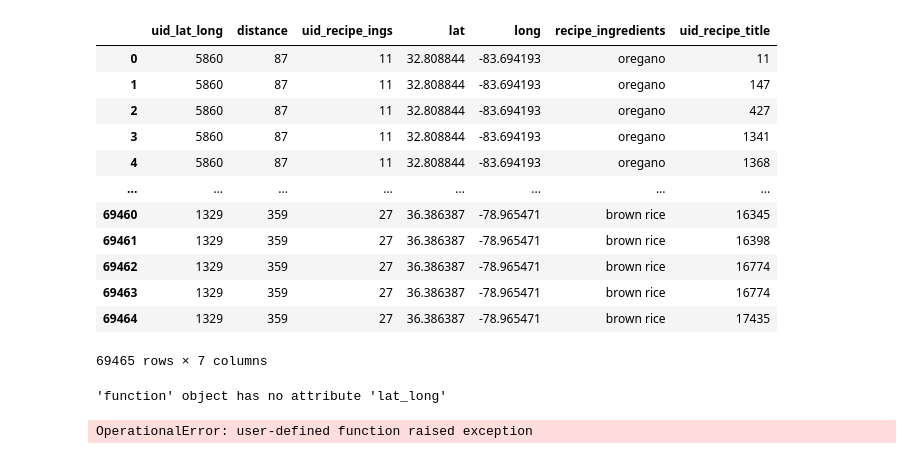
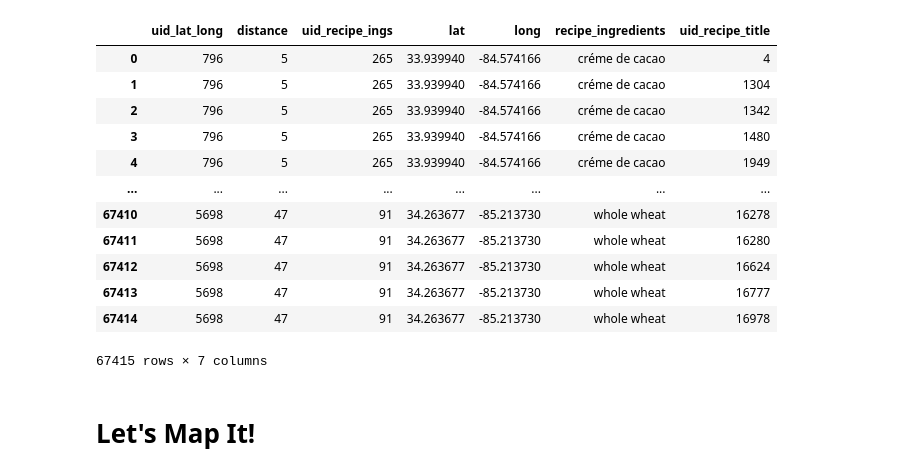
Before and after one commit to ebizuwo/MilestoneOneProject, a Jupyter notebook: app_project/MilestoneOneErmias.ipynb, the cells around one changed output. Saved outputs shown, nothing was run; the diff lists cells and outputs as text; code cells hidden in the pictures.

```diff
--- a/app_project/MilestoneOneErmias.ipynb
+++ b/app_project/MilestoneOneErmias.ipynb
@@ -25,22 +27,17 @@ cr.recipe_rank_zip('30082')
 # %%
-cr.recipe_rank_ings_zip('30082')
+closest_ingredients = cr.recipe_rank_ings_zip('30082')
+closest_ingredients
 # %% [output]
 |  | uid_lat_long | distance | uid_recipe_ings | lat | long | recipe_ingredients | uid_recipe_title |
-| 0 | 5860 | 87 | 11 | 32.808844 | -83.694193 | oregano | 11 |
-| 1 | 5860 | 87 | 11 | 32.808844 | -83.694193 | oregano | 147 |
-| 2 | 5860 | 87 | 11 | 32.808844 | -83.694193 | oregano | 427 |
-| 3 | 5860 | 87 | 11 | 32.808844 | -83.694193 | oregano | 1341 |
-| 4 | 5860 | 87 | 11 | 32.808844 | -83.694193 | oregano | 1368 |
+| 0 | 796 | 5 | 265 | 33.939940 | -84.574166 | créme de cacao | 4 |
+| 1 | 796 | 5 | 265 | 33.939940 | -84.574166 | créme de cacao | 1304 |
+| 2 | 796 | 5 | 265 | 33.939940 | -84.574166 | créme de cacao | 1342 |
+| 3 | 796 | 5 | 265 | 33.939940 | -84.574166 | créme de cacao | 1480 |
+| 4 | 796 | 5 | 265 | 33.939940 | -84.574166 | créme de cacao | 1949 |
 | ... | ... | ... | ... | ... | ... | ... | ... |
-| 69460 | 1329 | 359 | 27 | 36.386387 | -78.965471 | brown rice | 16345 |
-| 69461 | 1329 | 359 | 27 | 36.386387 | -78.965471 | brown rice | 16398 |
-| 69462 | 1329 | 359 | 27 | 36.386387 | -78.965471 | brown rice | 16774 |
-| 69463 | 1329 | 359 | 27 | 36.386387 | -78.965471 | brown rice | 16774 |
-| 69464 | 1329 | 359 | 27 | 36.386387 | -78.965471 | brown rice | 17435 |
+| 67410 | 5698 | 47 | 91 | 34.263677 | -85.213730 | whole wheat | 16278 |
+| 67411 | 5698 | 47 | 91 | 34.263677 | -85.213730 | whole wheat | 16280 |
+| 67412 | 5698 | 47 | 91 | 34.263677 | -85.213730 | whole wheat | 16624 |
+| 67413 | 5698 | 47 | 91 | 34.263677 | -85.213730 | whole wheat | 16777 |
+| 67414 | 5698 | 47 | 91 | 34.263677 | -85.213730 | whole wheat | 16978 |
-69465 rows × 7 columns
+67415 rows × 7 columns
-# %%
-lat, long = cr.zip_lookup_lat_long('30082')
-cr.recipe_rank_avg_lat_long(lat, long)
-# %% [output]
-'function' object has no attribute 'lat_long'
-OperationalError: user-defined function raised exception
@@ -46,0 +50,2 @@ OperationalError: user-defined function raised exception
+# %% [markdown]
+# Let's Map It!
```
Also changed, not shown: parts of 11 cells of this notebook.
